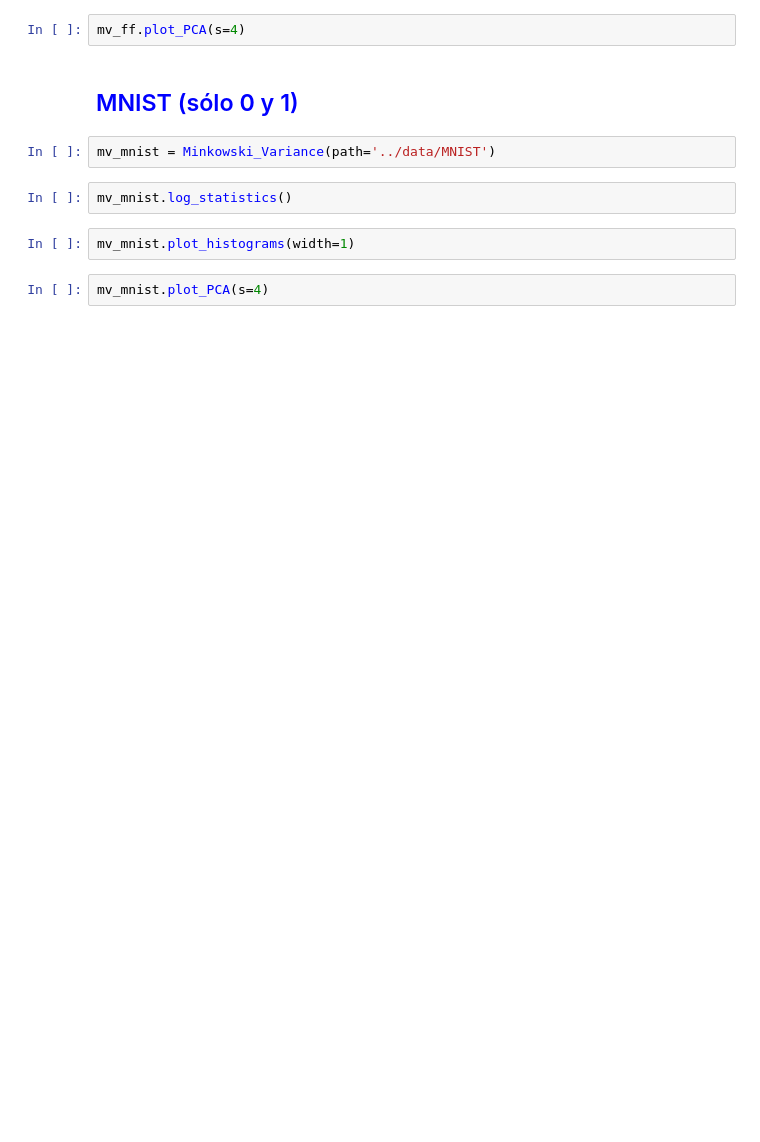
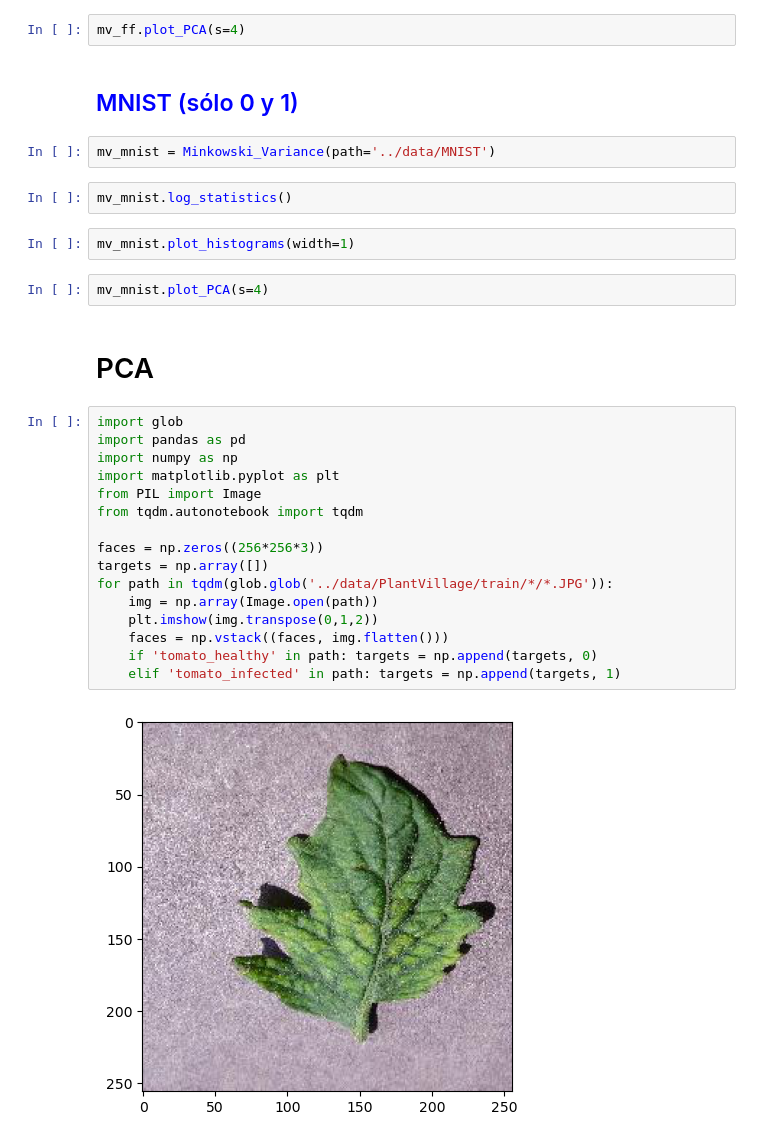
Before and after one commit to danibt656/final-thesis, a Jupyter notebook: notebooks/Intra-class-variance.ipynb, the cells around one changed output. Drawn from its saved outputs; the diff is of its cells as text; blank space fills up the shorter version.

```diff
--- a/notebooks/Intra-class-variance.ipynb
+++ b/notebooks/Intra-class-variance.ipynb
@@ -253,3 +253,23 @@ mv_mnist.log_statistics()
 mv_mnist.plot_histograms(width=1)
 # %%
 mv_mnist.plot_PCA(s=4)
+# %% [markdown]
+# PCA
+# %%
+import glob
+import pandas as pd
+import numpy as np
+import matplotlib.pyplot as plt
+from PIL import Image
+from tqdm.autonotebook import tqdm
+
+faces = np.zeros((256*256*3))
+targets = np.array([])
+for path in tqdm(glob.glob('../data/PlantVillage/train/*/*.JPG')):
+    img = np.array(Image.open(path))
+    plt.imshow(img.transpose(0,1,2))
+    faces = np.vstack((faces, img.flatten()))
+    if 'tomato_healthy' in path: targets = np.append(targets, 0)
+    elif 'tomato_infected' in path: targets = np.append(targets, 1)
+# %% [output]
+[figure, added]
```
Also changed, not shown: parts of 4 cells of this notebook, 5 other files.
